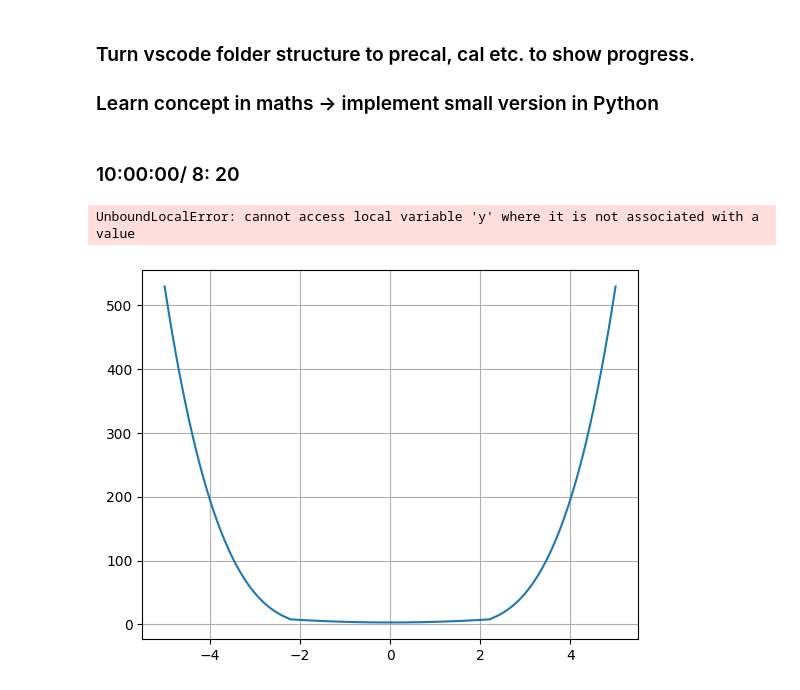
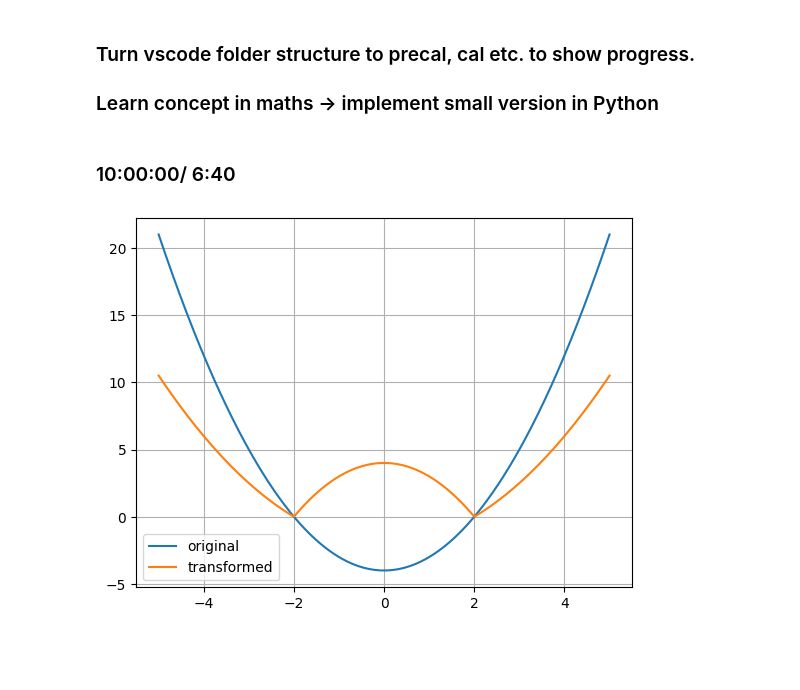
Before and after one commit to Akshat04-am/mathematical-programming, a Jupyter notebook: a.ipynb, the cells around one changed output. Saved outputs shown, nothing was run; the diff lists cells and outputs as text; code cells hidden in the pictures; blank space fills up the shorter version.

```diff
--- a/a.ipynb
+++ b/a.ipynb
@@ -2,39 +2,20 @@
 ### Turn vscode folder structure to precal, cal etc. to show progress.
 ### Learn concept in maths → implement small version in Python
 # %% [markdown]
-### 10:00:00/ 8: 20
+### 10:00:00/ 6:40
-# %%
-'''3. **How do you compute a function, then reuse its output in a second rule?**
-   Example: (y=f(x)), then if (y>3), square it; otherwise add 5.
-   This is real pipeline logic.'''
-
-def func_1(y):
-    if y > 3:
-      return y
-
-def func_2(func_1):
-   y = y**2 + 5
-   return y
-
-func_2(5)
-# %% [output]
-UnboundLocalError: cannot access local variable 'y' where it is not associated with a value
-# %%
-import numpy as np
-import matplotlib.pyplot as plt
-
-x = np.linspace(-5, 5, 1000)
-
-# 🔧 First function
-y = x**2 - 2
-
-# 🔧 Second rule
-z = np.where(y > 3, y**2, y + 5)
-
-# 🔧 Plot
-plt.plot(x, z)
-
-plt.grid()
-plt.show()
-# %% [output]
-[figure, removed]
+# %%
+import numpy as np
+import matplotlib.pyplot as plt
+x = np.linspace(-5,5,1000)
+
+eq = x**2 - 4
+
+y = np.where(eq < 0, np.abs(eq), eq/2)
+
+plt.plot(x, eq, label='original')
+plt.plot(x, y, label='transformed')
+plt.legend()
+plt.grid()
+plt.show()
+# %% [output]
+[figure, added]
```
Also changed, not shown: parts of 4 cells of this notebook, 8 other files.
